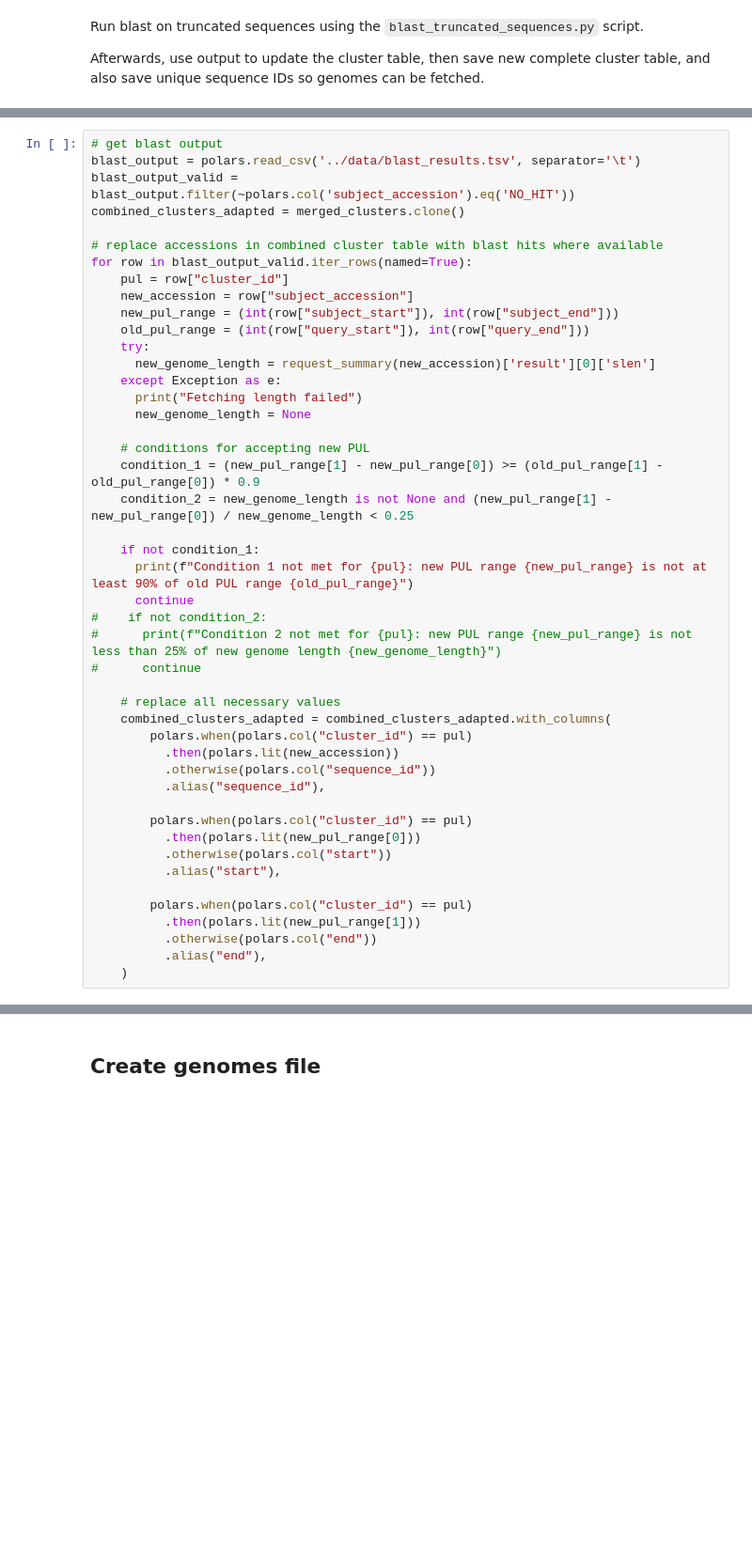
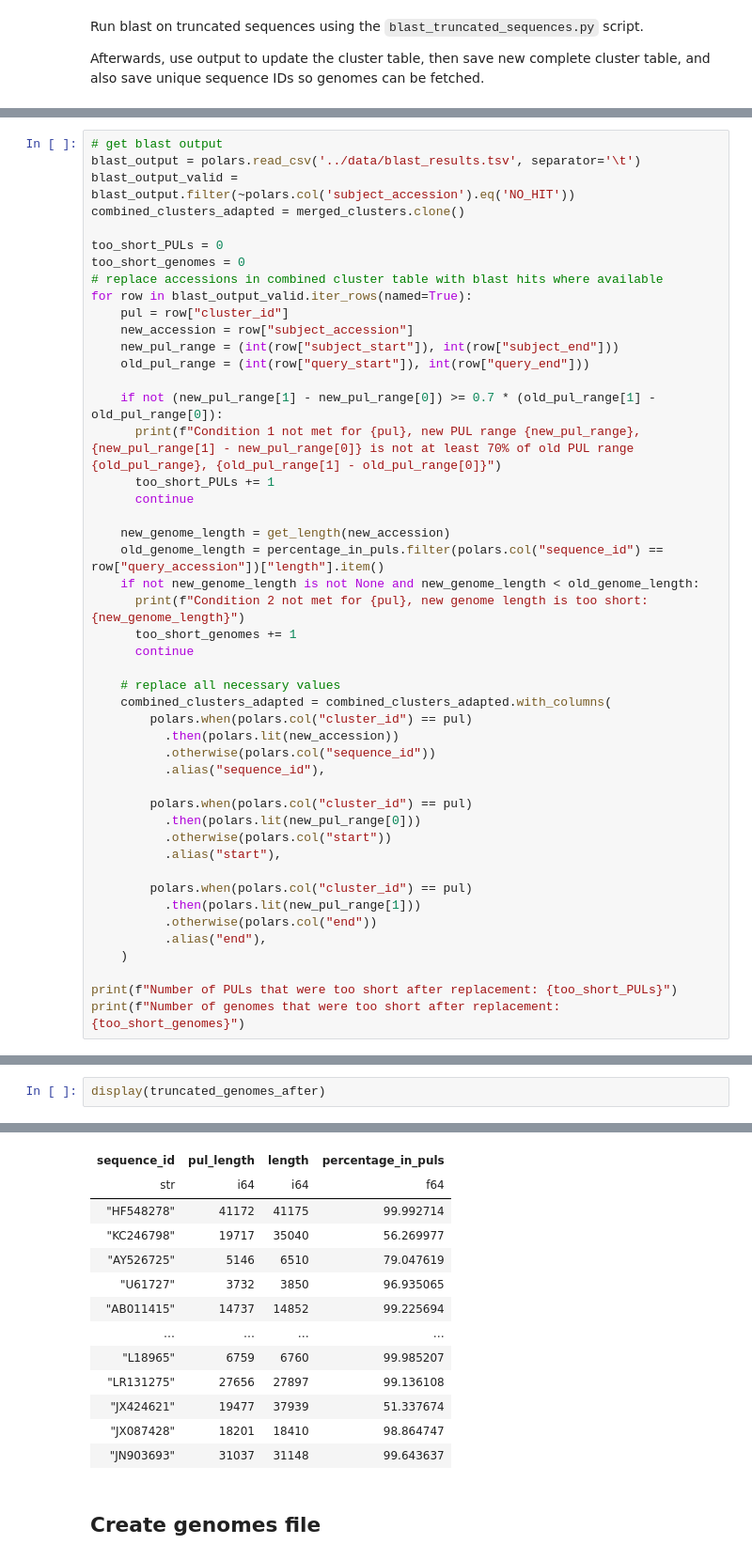
Before and after one commit to brosenthal3/gLM-PUL-Prediction, a Jupyter notebook: src/notebooks/PUL_data_exploration.ipynb, the cells around one changed output, grey strips where cells are left out. Shown at 94% size. Cells and saved outputs as stored; diff of their text form; blank space fills up the shorter version.

```diff
--- a/src/notebooks/PUL_data_exploration.ipynb
+++ b/src/notebooks/PUL_data_exploration.ipynb
@@ -393,28 +412,26 @@ blast_output = polars.read_csv('../data/blast_results.tsv', separator='\t')
 blast_output_valid = blast_output.filter(~polars.col('subject_accession').eq('NO_HIT'))
 combined_clusters_adapted = merged_clusters.clone()
 
+too_short_PULs = 0
+too_short_genomes = 0
 # replace accessions in combined cluster table with blast hits where available
 for row in blast_output_valid.iter_rows(named=True):
     pul = row["cluster_id"]
     new_accession = row["subject_accession"]
     new_pul_range = (int(row["subject_start"]), int(row["subject_end"]))
     old_pul_range = (int(row["query_start"]), int(row["query_end"]))
-    try:
-      new_genome_length = request_summary(new_accession)['result'][0]['slen']
-    except Exception as e:
-      print("Fetching length failed")
-      new_genome_length = None
 
-    # conditions for accepting new PUL
-    condition_1 = (new_pul_range[1] - new_pul_range[0]) >= (old_pul_range[1] - old_pul_range[0]) * 0.9
-    condition_2 = new_genome_length is not None and (new_pul_range[1] - new_pul_range[0]) / new_genome_length < 0.25
+    if not (new_pul_range[1] - new_pul_range[0]) >= 0.7 * (old_pul_range[1] - old_pul_range[0]):
+      print(f"Condition 1 not met for {pul}, new PUL range {new_pul_range}, {new_pul_range[1] - new_pul_range[0]} is not at least 70% of old PUL range {old_pul_range}, {old_pul_range[1] - old_pul_range[0]}")
+      too_short_PULs += 1
+      continue
 
-    if not condition_1:
-      print(f"Condition 1 not met for {pul}: new PUL range {new_pul_range} is not at least 90% of old PUL range {old_pul_range}")
+    new_genome_length = get_length(new_accession)
+    old_genome_length = percentage_in_puls.filter(polars.col("sequence_id") == row["query_accession"])["length"].item()
+    if not new_genome_length is not None and new_genome_length < old_genome_length:
+      print(f"Condition 2 not met for {pul}, new genome length is too short: {new_genome_length}")
+      too_short_genomes += 1
       continue
-#    if not condition_2:
-#      print(f"Condition 2 not met for {pul}: new PUL range {new_pul_range} is not less than 25% of new genome length {new_genome_length}")
-#      continue
 
     # replace all necessary values
     combined_clusters_adapted = combined_clusters_adapted.with_columns(
@@ -433,4 +450,7 @@ for row in blast_output_valid.iter_rows(named=True):
           .otherwise(polars.col("end"))
           .alias("end"),
     )
+
+print(f"Number of PULs that were too short after replacement: {too_short_PULs}")
+print(f"Number of genomes that were too short after replacement: {too_short_genomes}")
 # %% [output]
@@ -461,0 +482,3 @@ Truncated genomes before replacement: 94, after replacement: 77
+# %%
+display(truncated_genomes_after)
+# %% [output]
@@ -462,3 +486,16 @@ Truncated genomes before replacement: 94, after replacement: 77
+| sequence_id | pul_length | length | percentage_in_puls |
+| str | i64 | i64 | f64 |
+| "HF548278" | 41172 | 41175 | 99.992714 |
+| "KC246798" | 19717 | 35040 | 56.269977 |
+| "AY526725" | 5146 | 6510 | 79.047619 |
+| "U61727" | 3732 | 3850 | 96.935065 |
+| "AB011415" | 14737 | 14852 | 99.225694 |
+| … | … | … | … |
+| "L18965" | 6759 | 6760 | 99.985207 |
+| "LR131275" | 27656 | 27897 | 99.136108 |
+| "JX424621" | 19477 | 37939 | 51.337674 |
+| "JX087428" | 18201 | 18410 | 98.864747 |
+| "JN903693" | 31037 | 31148 | 99.643637 |
 # %% [markdown]
 ## Create genomes file
 # %%
```
Also changed, not shown: parts of 4 cells of this notebook, 2 other files.
